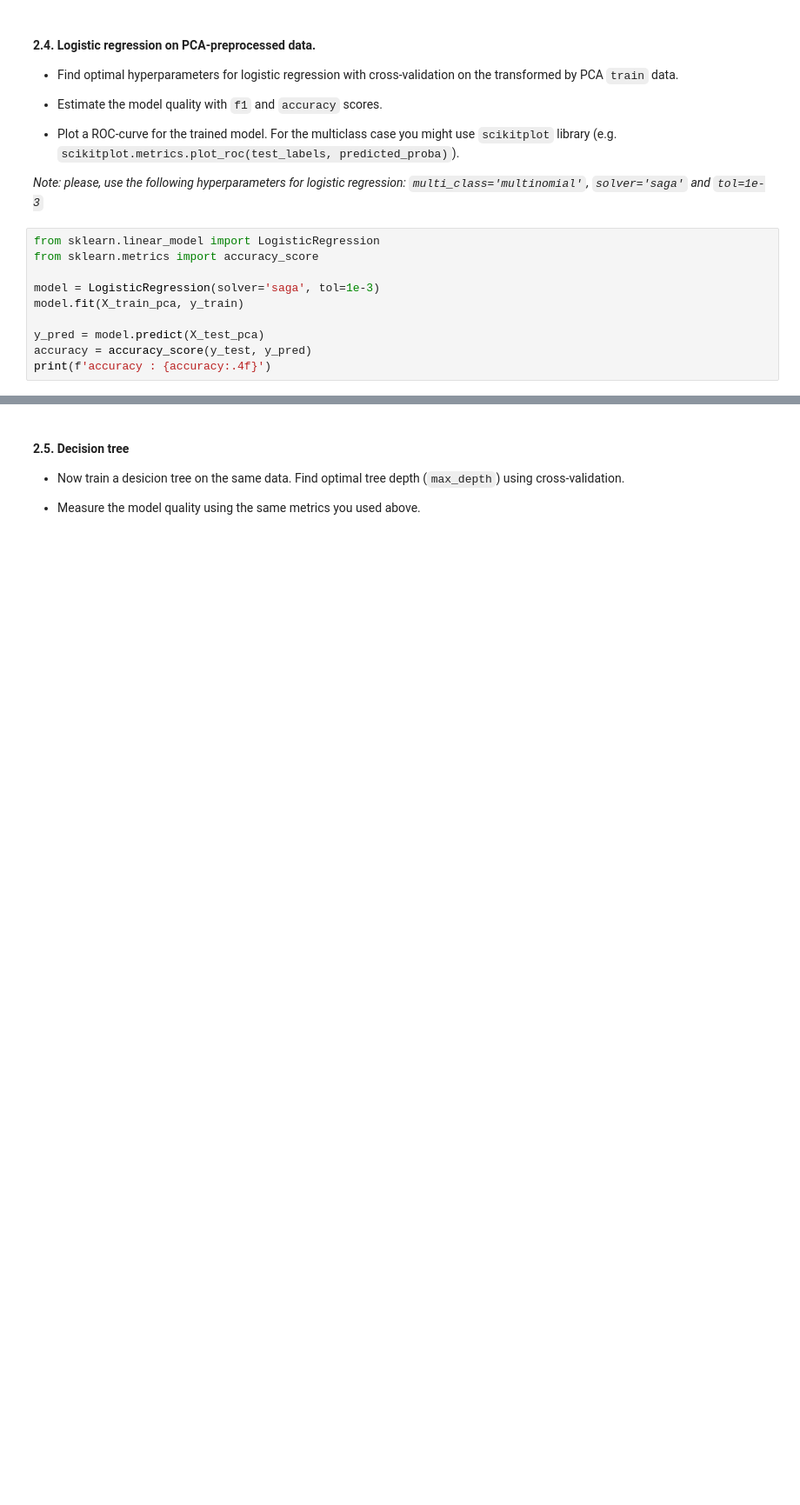
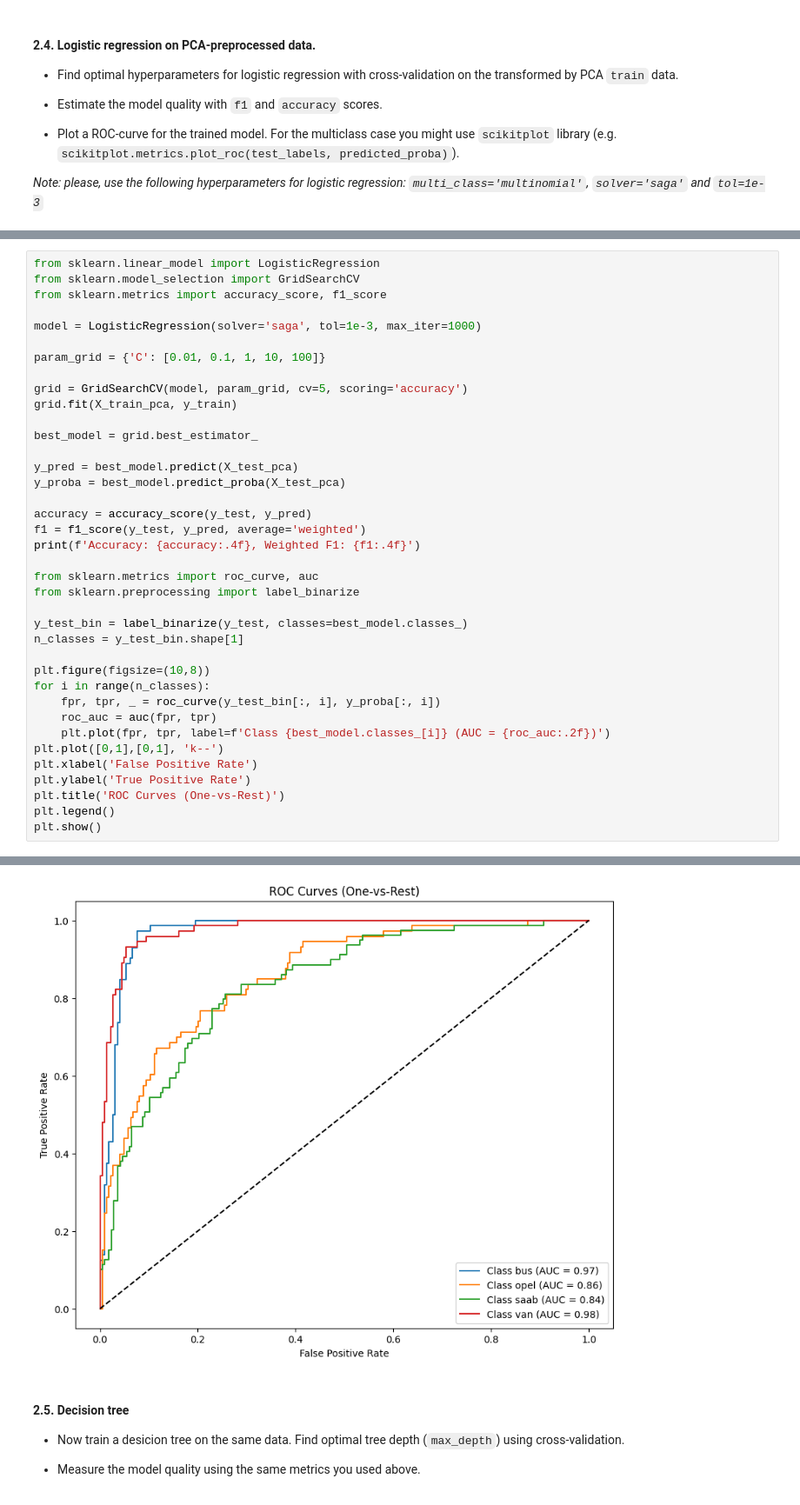
Before and after one commit to frest1ler/ml_homework, a Jupyter notebook: lab01_ml_pipeline/Lab1_part2_ml_pipeline.ipynb, the cells around one changed output, grey strips where cells are left out. Shown at 87% size. Cells and saved outputs as stored; diff of their text form; blank space fills up the shorter version.

Commit message:
added decision tree
refactoring: added decision tree with GreedSearchCV, metrics and roc curve

```diff
--- a/lab01_ml_pipeline/Lab1_part2_ml_pipeline.ipynb
+++ b/lab01_ml_pipeline/Lab1_part2_ml_pipeline.ipynb
@@ -254,13 +254,3 @@ X_test_pca  = pca_pipeline.transform(X_test )
 * Plot a ROC-curve for the trained model. For the multiclass case you might use `scikitplot` library (e.g. `scikitplot.metrics.plot_roc(test_labels, predicted_proba)`).
 
 *Note: please, use the following hyperparameters for logistic regression: `multi_class='multinomial'`, `solver='saga'` and `tol=1e-3`*
-# %%
-from sklearn.linear_model import LogisticRegression
-from sklearn.metrics import accuracy_score
-
-model = LogisticRegression(solver='saga', tol=1e-3)
-model.fit(X_train_pca, y_train)
-
-y_pred = model.predict(X_test_pca)
-accuracy = accuracy_score(y_test, y_pred)
-print(f'accuracy : {accuracy:.4f}')
@@ -268,0 +257,39 @@ accuracy : 0.7374
+# %%
+from sklearn.linear_model import LogisticRegression
+from sklearn.model_selection import GridSearchCV
+from sklearn.metrics import accuracy_score, f1_score
+
+model = LogisticRegression(solver='saga', tol=1e-3, max_iter=1000)
+
+param_grid = {'C': [0.01, 0.1, 1, 10, 100]}
+
+grid = GridSearchCV(model, param_grid, cv=5, scoring='accuracy')
+grid.fit(X_train_pca, y_train)
+
+best_model = grid.best_estimator_
+
+y_pred = best_model.predict(X_test_pca)
+y_proba = best_model.predict_proba(X_test_pca)
+
+accuracy = accuracy_score(y_test, y_pred)
+f1 = f1_score(y_test, y_pred, average='weighted')
+print(f'Accuracy: {accuracy:.4f}, Weighted F1: {f1:.4f}')
+
+from sklearn.metrics import roc_curve, auc
+from sklearn.preprocessing import label_binarize
+
+y_test_bin = label_binarize(y_test, classes=best_model.classes_)
+n_classes = y_test_bin.shape[1]
+
+plt.figure(figsize=(10,8))
+for i in range(n_classes):
+    fpr, tpr, _ = roc_curve(y_test_bin[:, i], y_proba[:, i])
+    roc_auc = auc(fpr, tpr)
+    plt.plot(fpr, tpr, label=f'Class {best_model.classes_[i]} (AUC = {roc_auc:.2f})')
+plt.plot([0,1],[0,1], 'k--')
+plt.xlabel('False Positive Rate')
+plt.ylabel('True Positive Rate')
+plt.title('ROC Curves (One-vs-Rest)')
+plt.legend()
+plt.show()
+# %% [output]
@@ -269,3 +297,4 @@ accuracy : 0.7374
+[figure, added]
 # %% [markdown]
 #### 2.5. Decision tree
 * Now train a desicion tree on the same data. Find optimal tree depth (`max_depth`) using cross-validation.
```
Also changed, not shown: parts of 9 cells of this notebook, 2 other files.
